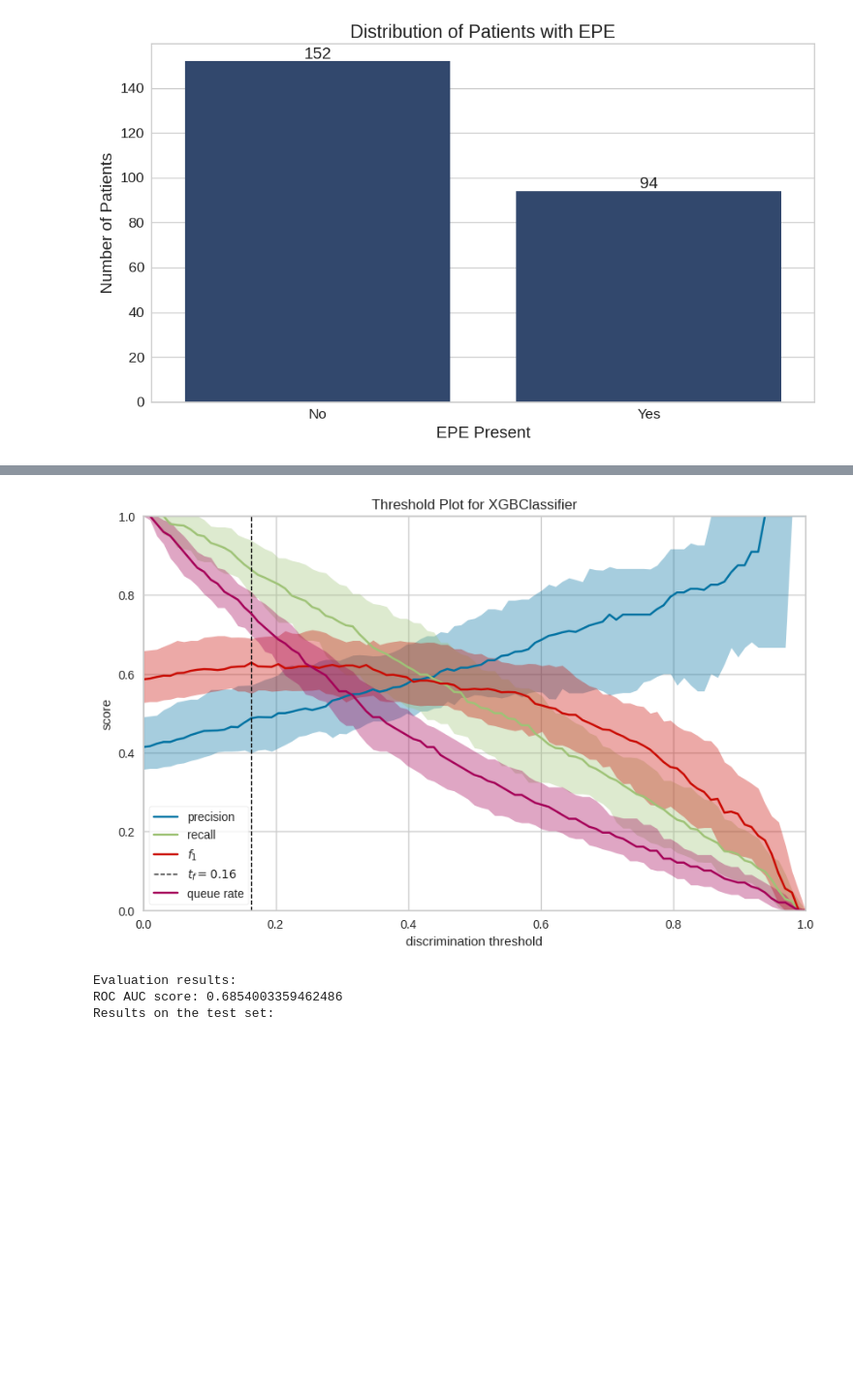
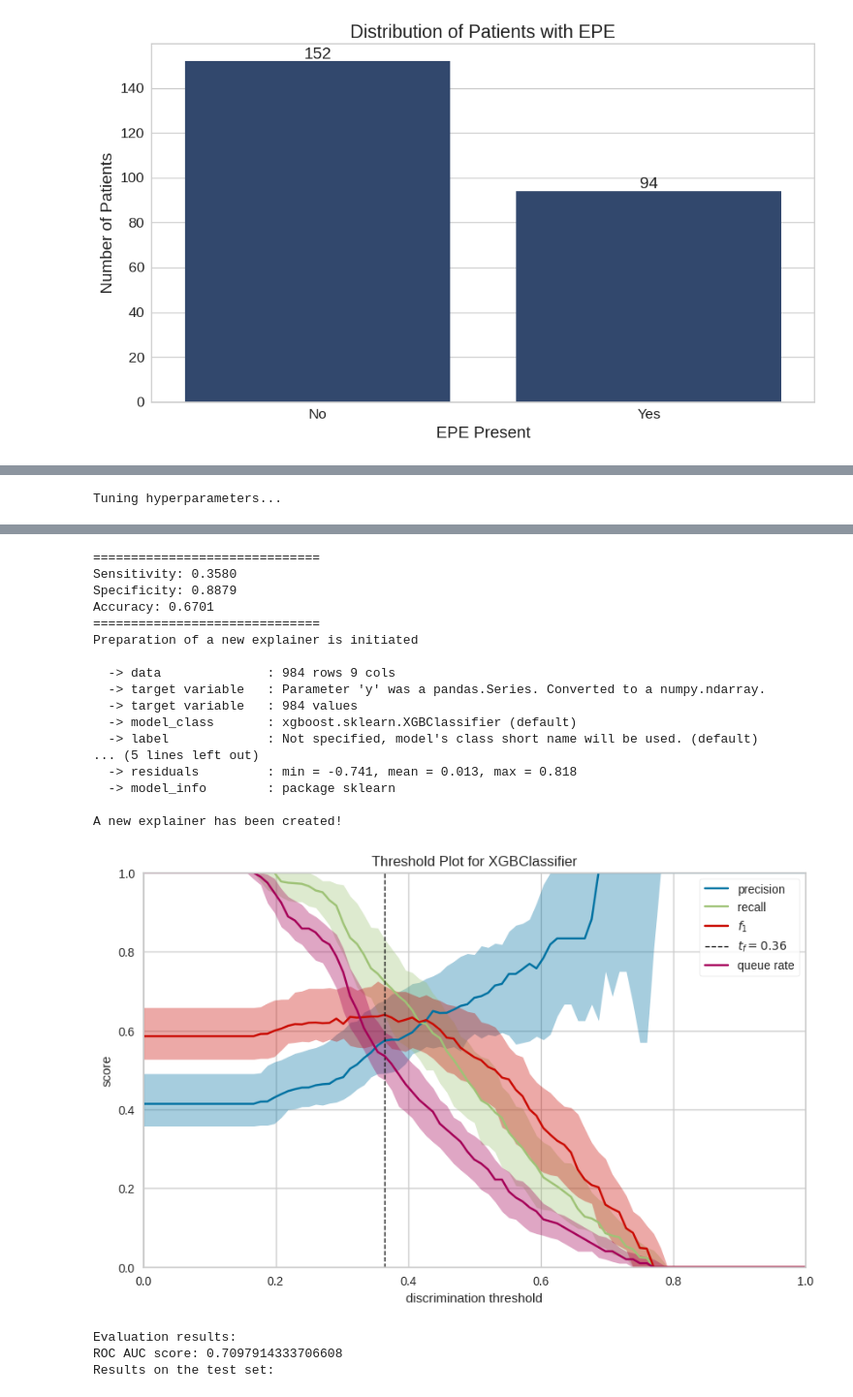
Before and after one commit to PiotrRenk/microscopic-epe-proj, a Jupyter notebook: notebooks/new_epe.ipynb, the cells around one changed output, grey strips where cells are left out. Shown at 97% size. Drawn from its saved outputs; the diff is of its cells as text; code cells hidden in the pictures; blank space fills up the shorter version.

Commit message:
feat: added Optuna hyperparams tuning

```diff
--- a/notebooks/new_epe.ipynb
+++ b/notebooks/new_epe.ipynb
@@ -58,14 +58,46 @@ X_test = df_test[numerical_cols + categorical_cols]
 y_test = df_test["RP EPE"]
 
 
-param_grid = {
-    "classifier__learning_rate": [0.05, 0.1, 0.2],
-    "classifier__n_estimators": [200, 400, 800],
-    # "classifier__max_depth": [3, 6, 9],
-    # "classifier__subsample": [0.8, 0.9, 1.0],
-    # "classifier__colsample_bytree": [0.8, 0.9, 1.0],
-    # "classifier__gamma": [0, 0.1, 0.2],
-}
+# param_grid = {
+#     "classifier__learning_rate": [0.05, 0.1, 0.2],
+#     "classifier__n_estimators": [200, 400, 800],
+#     # "classifier__max_depth": [3, 6, 9],
+#     # "classifier__subsample": [0.8, 0.9, 1.0],
+#     # "classifier__colsample_bytree": [0.8, 0.9, 1.0],
+#     # "classifier__gamma": [0, 0.1, 0.2],
+# }
+
+# def param_function(trial):
+#     return {
+#         "learning_rate": trial.suggest_float("learning_rate", 0.01, 0.3, log=True),
+
+#         "n_estimators": trial.suggest_int("n_estimators", 200, 1000, step=100),
+#         "max_depth": trial.suggest_int("max_depth", 3, 10),
+
+#         "subsample": trial.suggest_float("subsample", 0.5, 1.0),
+#         "colsample_bytree": trial.suggest_float("colsample_bytree", 0.5, 1.0),
+
+#         "gamma": trial.suggest_float("gamma", 0.0, 1.0),
+#     }
+
+def param_function(trial):
+    return {
+        "n_estimators": trial.suggest_int("n_estimators", 200, 1000, step=100),
+        "max_depth": trial.suggest_int("max_depth", 3, 10),
+
+        "min_child_weight": trial.suggest_int("min_child_weight", 1, 10),
+
+        "learning_rate": trial.suggest_float("learning_rate", 1e-3, 0.3, log=True),
+
+        "subsample": trial.suggest_float("subsample", 0.5, 1.0),
+        "colsample_bytree": trial.suggest_float("colsample_bytree", 0.5, 1.0),
+
+        "gamma": trial.suggest_float("gamma", 0.0, 5.0),
+
+        "reg_alpha": trial.suggest_float("reg_alpha", 1e-5, 10.0, log=True),
+
+        "reg_lambda": trial.suggest_float("reg_lambda", 1e-5, 10.0, log=True),
+    }
 
 model = XGBClassifier(random_state=2)
 
@@ -77,8 +109,9 @@ train_res = train_model(
     categorical_cols,
     n_folds=5,
     tune_params=True,
-    param_grid=param_grid,
+    param_function=param_function,
     tuning_scoring="roc_auc",
+    tuning_direction="maximize",
     tuning_test_size=0.2,
 )
 
@@ -116,0 +141 @@ Results on the training set:
+Tuning hyperparameters...
@@ -136,4 +169,21 @@ A new explainer has been created!
+==============================
+Sensitivity: 0.3580
+Specificity: 0.8879
+Accuracy: 0.6701
+==============================
+Preparation of a new explainer is initiated
+
+  -> data              : 984 rows 9 cols
+  -> target variable   : Parameter 'y' was a pandas.Series. Converted to a numpy.ndarray.
+  -> target variable   : 984 values
+  -> model_class       : xgboost.sklearn.XGBClassifier (default)
+  -> label             : Not specified, model's class short name will be used. (default)
+... (5 lines left out)
+  -> residuals         : min = -0.741, mean = 0.013, max = 0.818
+  -> model_info        : package sklearn
+
+A new explainer has been created!
-[figure, old version]
+[figure, new version]
-Evaluation results:
-ROC AUC score: 0.6854003359462486
-Results on the test set:
+Evaluation results:
+ROC AUC score: 0.7097914333706608
+Results on the test set:
```
Also changed, not shown: parts of 2 cells of this notebook, 3 other files.
